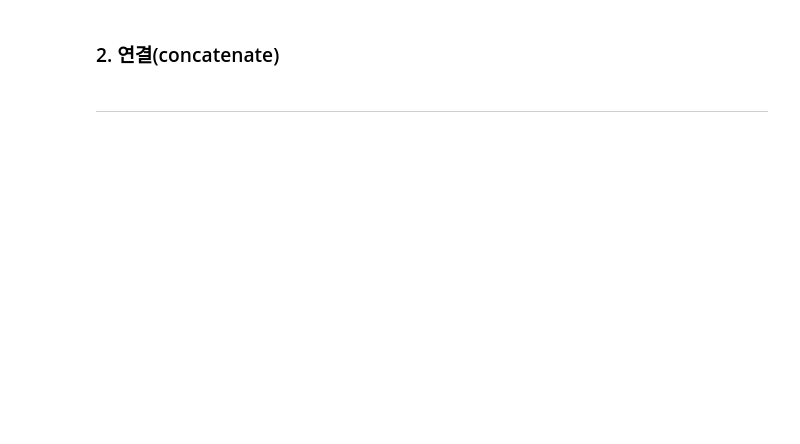
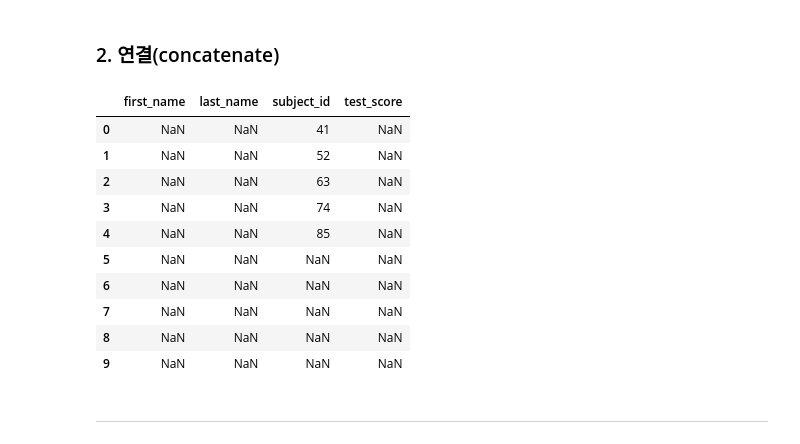
Before and after one commit to kangeunkyeong/dataAnalysis, a Jupyter notebook: 2_데이터분석_02_라이브러리_Pandas_배포(2).ipynb, the cells around one changed output. Drawn from its saved outputs; the diff is of its cells as text; code cells hidden in the pictures; blank space fills up the shorter version.

```diff
--- a/2_데이터분석_02_라이브러리_Pandas_배포(2).ipynb
+++ b/2_데이터분석_02_라이브러리_Pandas_배포(2).ipynb
@@ -749,3 +784,6 @@ KeyError: 'Team'
 # %%
 raw_data = {'subject_id': ['1', '2', '3', '4', '5', '7', '8', '9', '10', '11'],
             'test_score': [51, 15, 15, 61, 16, 14, 15, 1, 61, 16]}
+
+df_left = pd.DataFrame(raw_data)
+df_left
@@ -753,3 +803,7 @@ raw_data = {'subject_id': ['1', '2', '3', '4', '5', '7', '8', '9', '10', '11'],
 raw_data = {'subject_id': ['4', '5', '6', '7', '8'],
             'first_name': ['Billy', 'Brian', 'Bran', 'Bryce', 'Betty'],
             'last_name': ['Bonder', 'Black', 'Balwner', 'Brice', 'Btisan']}
+
+
+df_right = pd.DataFrame(raw_data)
+df_right
@@ -764,11 +842,29 @@ raw_data = {'subject_id': ['4', '5', '6', '7', '8'],
 # %%
 # 디렉토리에서 파일명이 sales 가 포함된 파일명 가져오기
 
 
 
 # 파일 Pandas DataFrame으로 읽어오기
 
 
+
 # 파일 병합하기
+# pd.concat([df_left, df_right], join='inner')   ## concat은 서로 붙이는 거다
+# pd.concat([df_right, df_left])
+# df_left + df_right
+
+df_right + df_left
+# %% [output]
+|  | first_name | last_name | subject_id | test_score |
+| 0 | NaN | NaN | 41 | NaN |
+| 1 | NaN | NaN | 52 | NaN |
+| 2 | NaN | NaN | 63 | NaN |
+| 3 | NaN | NaN | 74 | NaN |
+| 4 | NaN | NaN | 85 | NaN |
+| 5 | NaN | NaN | NaN | NaN |
+| 6 | NaN | NaN | NaN | NaN |
+| 7 | NaN | NaN | NaN | NaN |
+| 8 | NaN | NaN | NaN | NaN |
+| 9 | NaN | NaN | NaN | NaN |
 # %% [markdown]
 --------------
```
Also changed, not shown: parts of 12 cells of this notebook.
